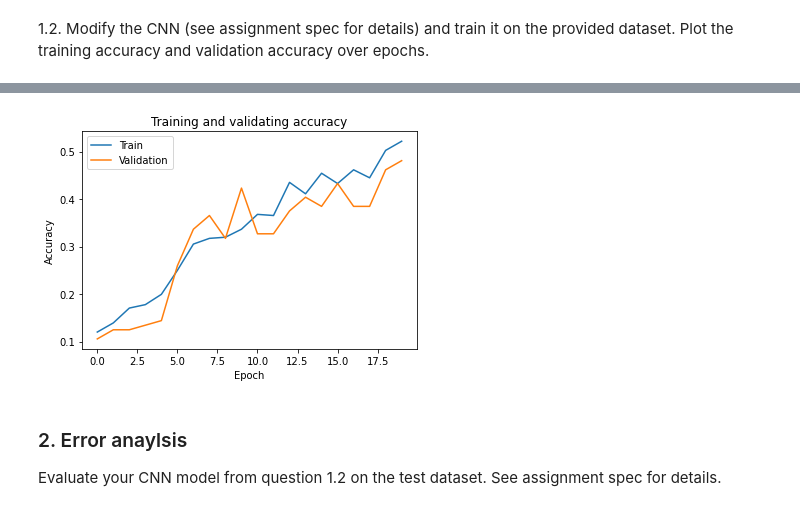
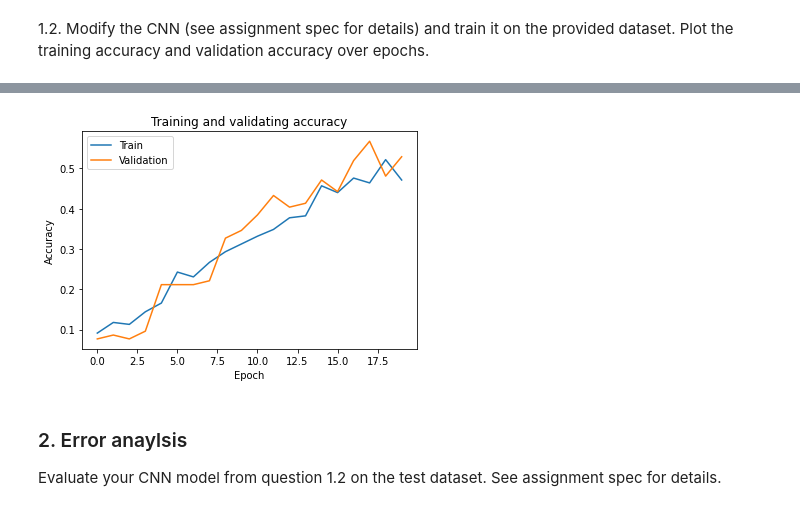
Before and after one commit to byi649/CNN-image-classification, a Jupyter notebook: COMP90086_asst2_2022.ipynb, the cells around one changed output, grey strips where cells are left out. Drawn from its saved outputs; the diff is of its cells as text; code cells hidden in the pictures.

```diff
--- a/COMP90086_asst2_2022.ipynb
+++ b/COMP90086_asst2_2022.ipynb
@@ -123,7 +123,7 @@ Epoch 20/20
 1.2. Modify the CNN (see assignment spec for details) and train it on the provided dataset.  Plot the training accuracy and validation accuracy over epochs.
 # %%
 # Regularisation
-regularisation_layer = layers.Dropout(0.2)
+regularisation_layer = layers.Dropout(0.1)
 
 # Data augmentation
 data_augmentation_layer = keras.Sequential()
@@ -182,4 +182,4 @@ Epoch 20/20
-[figure, old version]
+[figure, new version]
 # %% [markdown]
 ### 2. Error anaylsis
 Evaluate your CNN model from question 1.2 on the test dataset. See assignment spec for details.
```
Also changed, not shown: parts of 4 cells of this notebook, 11 other files.
